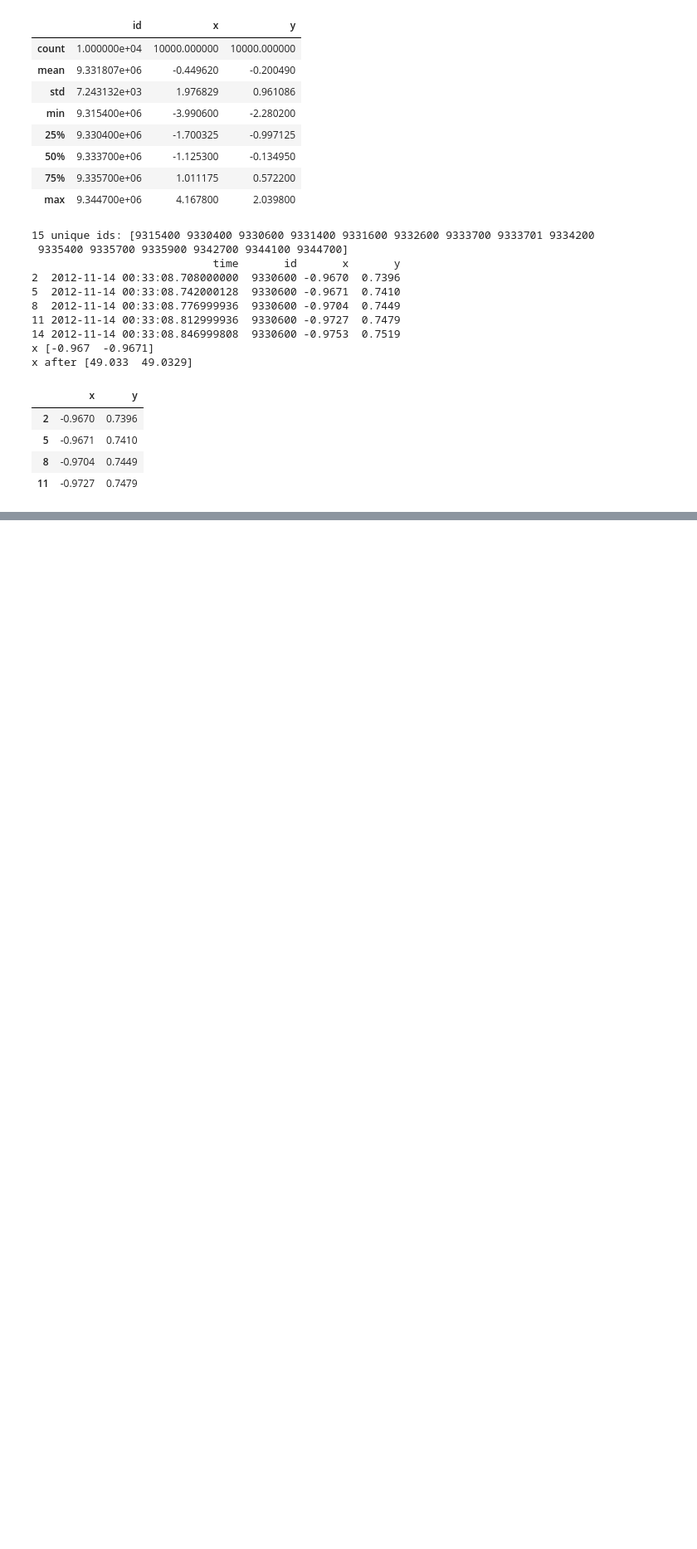
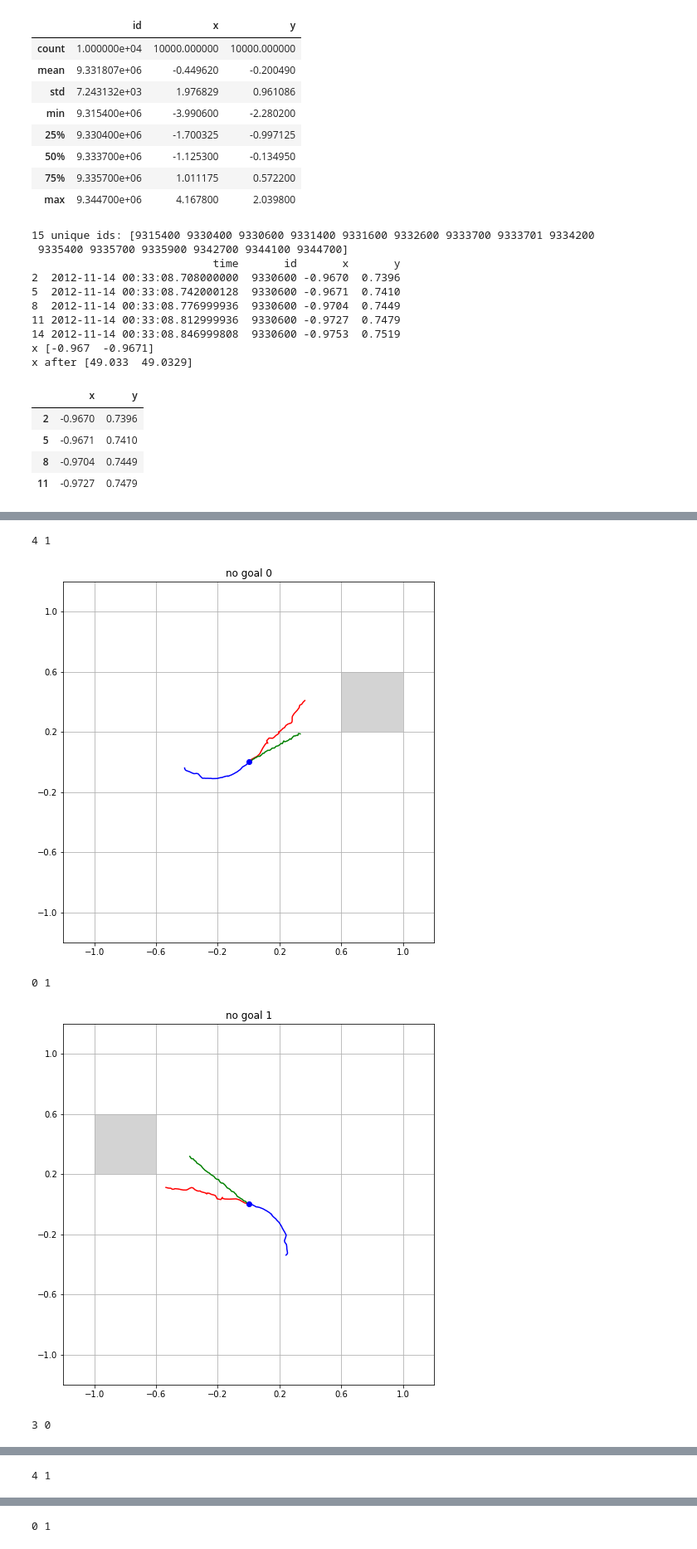
Before and after one commit to lintglitch/trajectory-prediction, a Jupyter notebook: format_training.ipynb, the cells around one changed output, grey strips where cells are left out. Shown at 83% size. Drawn from its saved outputs; the diff is of its cells as text; code cells hidden in the pictures; blank space fills up the shorter version.

Commit message:
Support for goal input

```diff
--- a/format_training.ipynb
+++ b/format_training.ipynb
@@ -617,0 +627,29 @@ draw_path(eval_data[0], eval_data[2], n=3, goals=eval_data[1], prediction_model=
+# %%
+## simple LSTM (goal)
+model_goal = tf.keras.Sequential()
+model_goal.add(layers.LSTM(128))
+model_goal.add(layers.Dense(OUT_STEPS*num_features))
+model_goal.add(layers.Reshape([OUT_STEPS, num_features]))
+
+
+## simple LSTM (goal)
+# input_path = tf.keras.Input(shape=(40,2))
+# input_goal = tf.keras.Input(shape=(25,))
+# # handling the path
+# model_x = layers.LSTM(128)(input_path)
+# model_x = layers.Dense(64)(model_x)
+# model_x = tf.keras.Model(inputs=input_path, outputs=model_x)
+# # handling the goal
+# model_y = layers.Dense(16)(input_goal)
+# model_y = tf.keras.Model(inputs=input_goal, outputs=model_y)
+# # combine both
+# combined = layers.Concatenate()([model_x.input, model_y.input])
+# model_z = layers.Dense(OUT_STEPS*num_features)(combined)
+# model_goal = tf.keras.Model(inputs=[model_x.input, model_y.input], outputs=model_z)
+
+## train model
+train_data_goal_x = concatenate_x_goal(train_data[0], train_data[1])
+eval_data_goal_x = concatenate_x_goal(eval_data[0], eval_data[1])
+history_model_goal = compile_and_fit(model_goal, train_data_goal_x, train_data[2], eval_data_goal_x, eval_data[2])
+
+## train no goal model
@@ -617,0 +669,11 @@ draw_path(eval_data[0], eval_data[2], n=3, goals=eval_data[1], prediction_model=
+# %%
+# prediction = multi_conv_model(eval)
+draw_path(eval_data[0], eval_data[2], n=3, goals=eval_data[1], prediction_model=model, rnd=False, name="no goal")
+
+draw_path(eval_data_goal_x, eval_data[2], n=3, goals=eval_data[1], prediction_model=model_goal, rnd=False, name="with goal")
+# %% [output]
+4 1
+[figure, added]
+0 1
+[figure, added]
+3 0
@@ -617,0 +681 @@ draw_path(eval_data[0], eval_data[2], n=3, goals=eval_data[1], prediction_model=
+4 1
@@ -617,0 +683 @@ draw_path(eval_data[0], eval_data[2], n=3, goals=eval_data[1], prediction_model=
+0 1
```
Also changed, not shown: parts of 7 cells of this notebook.
